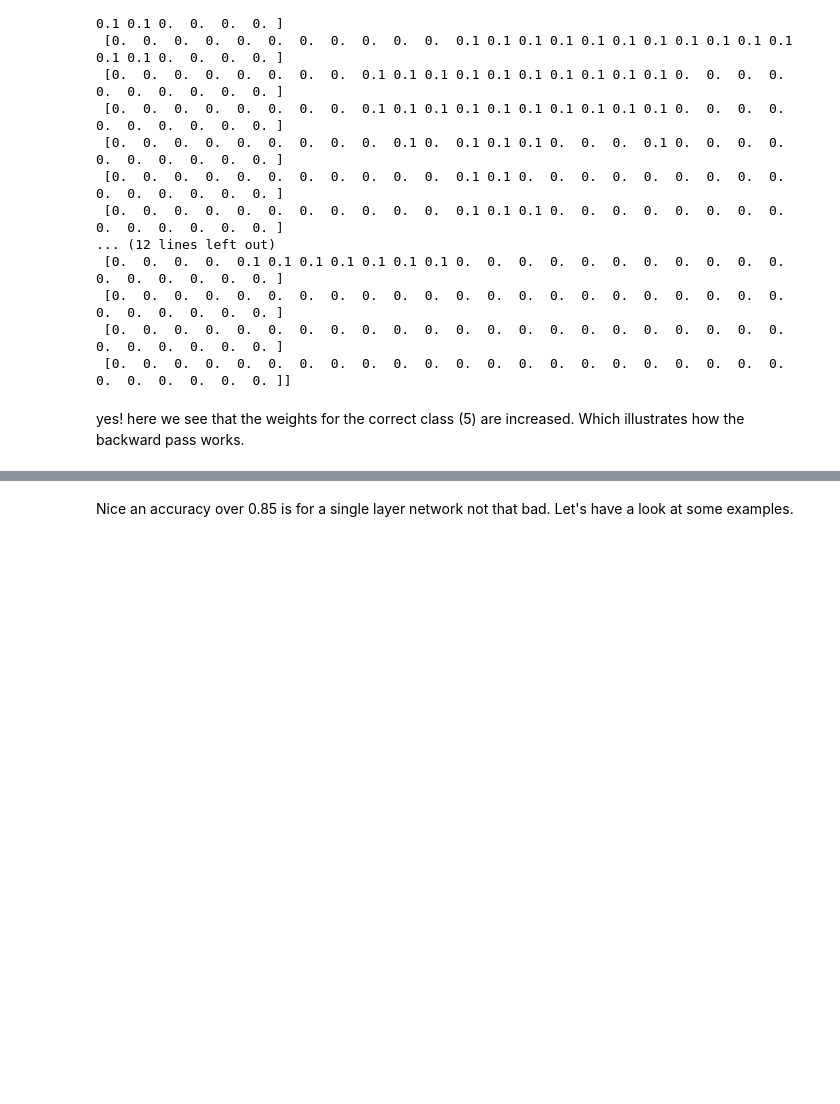
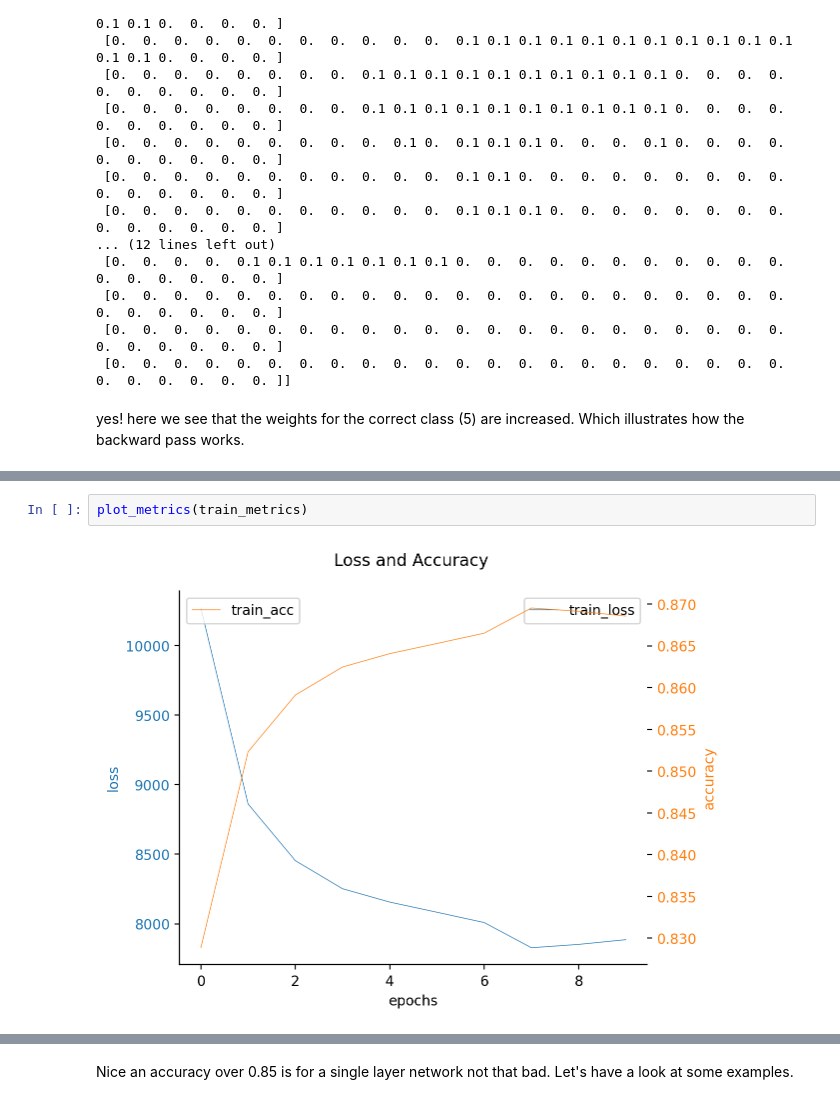
Before and after one commit to lukasGeisseler/Neural_Networks_in_Numpy, a Jupyter notebook: 02_Perceptron.ipynb, the cells around one changed output, grey strips where cells are left out. Cells and saved outputs as stored; diff of their text form; blank space fills up the shorter version.

```diff
--- a/02_Perceptron.ipynb
+++ b/02_Perceptron.ipynb
@@ -538,3 +552,7 @@ Epoch 9: Loss: 7895.0000, Accuracy: 0.8684
+# %%
+plot_metrics(train_metrics)
+# %% [output]
+[figure, added]
 # %%
 # Let's inspect the weights / latent space of the perceptron for each class
 # we can visualize the weights as images
```
Also changed, not shown: parts of 10 cells of this notebook.
